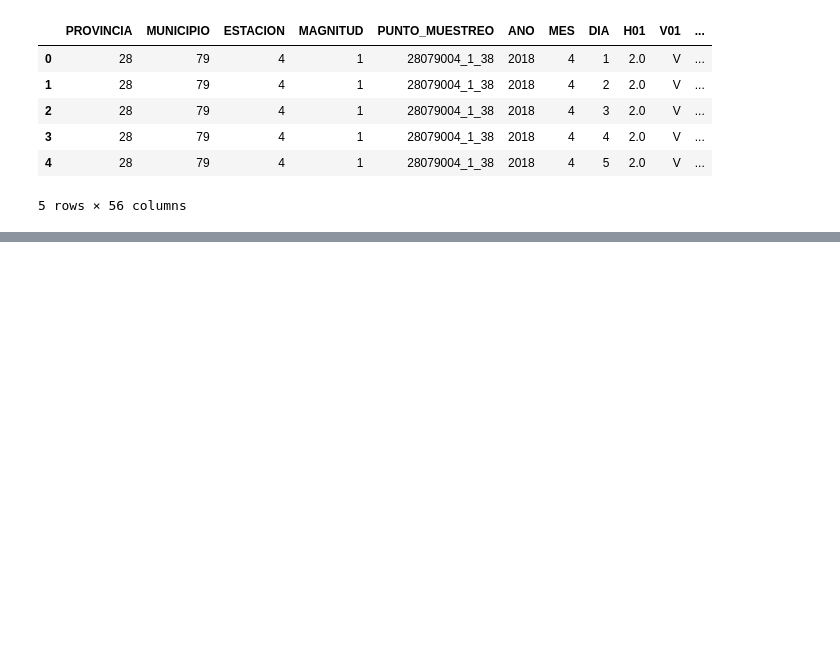
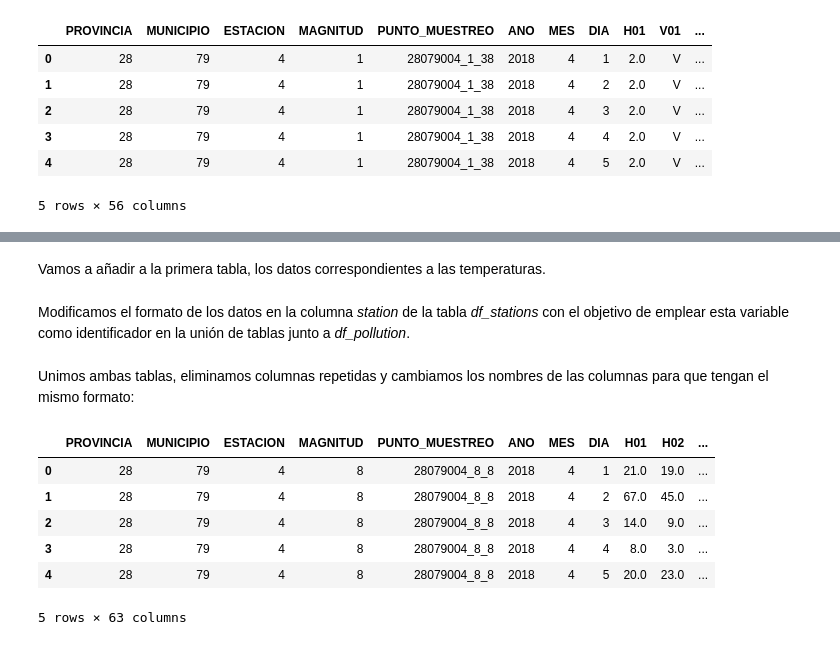
Before and after one commit to IkerVillegas/Prueba-contaminacion-de-madrid, a Jupyter notebook: Ejecutable.ipynb, the cells around one changed output, grey strips where cells are left out. Drawn from its saved outputs; the diff is of its cells as text; code cells hidden in the pictures; blank space fills up the shorter version.

```diff
--- a/Ejecutable.ipynb
+++ b/Ejecutable.ipynb
@@ -25,3 +40,2 @@ df_temperatures = pd.read_csv('Datos/madrid_hourly_temperatures_2018.csv')
 # %%
-df_contamination = df_contamination[df_contamination['MAGNITUD'] == 8].reset_index(drop = True)
-df_contamination.head()
+df_pollution = df_pollution[df_pollution['MAGNITUD'] == 8].reset_index(drop = True)
@@ -126,0 +113,2 @@ Porcentaje validos: 12.58134490238612
+# %% [markdown]
+Vamos a añadir a la primera tabla, los datos correspondientes a las temperaturas.
@@ -126,0 +138,2 @@ Porcentaje validos: 12.58134490238612
+# %% [markdown]
+Modificamos el formato de los datos en la columna _station_ de la tabla _df\_stations_ con el objetivo de emplear esta variable como identificador en la unión de tablas junto a _df\_pollution_.
@@ -126,0 +143,19 @@ Porcentaje validos: 12.58134490238612
+# %% [markdown]
+Unimos ambas tablas, eliminamos columnas repetidas y cambiamos los nombres de las columnas para que tengan el mismo formato:
+# %%
+df_pollution = pd.merge(df_pollution, df_stations, how = 'left', left_on = 'ESTACION', right_on = 'station')
+
+df_pollution = df_pollution.drop('station', axis = 1)
+
+df_pollution = df_pollution.rename(columns = {'area' : 'AREA', 'name' : 'NOMBRE', 'address' : 'DIRECCION',
+                                                      'altitude' : 'ALTITUD', 'type' : 'TIPO', 'longitude' : 'LONGITUD',
+                                                      'latitude' : 'LATITUD'})
+df_pollution.head()
+# %% [output]
+|  | PROVINCIA | MUNICIPIO | ESTACION | MAGNITUD | PUNTO_MUESTREO | ANO | MES | DIA | H01 | H02 | ... |
+| 0 | 28 | 79 | 4 | 8 | 28079004_8_8 | 2018 | 4 | 1 | 21.0 | 19.0 | ... |
+| 1 | 28 | 79 | 4 | 8 | 28079004_8_8 | 2018 | 4 | 2 | 67.0 | 45.0 | ... |
+| 2 | 28 | 79 | 4 | 8 | 28079004_8_8 | 2018 | 4 | 3 | 14.0 | 9.0 | ... |
+| 3 | 28 | 79 | 4 | 8 | 28079004_8_8 | 2018 | 4 | 4 | 8.0 | 3.0 | ... |
+| 4 | 28 | 79 | 4 | 8 | 28079004_8_8 | 2018 | 4 | 5 | 20.0 | 23.0 | ... |
+5 rows × 63 columns
```
Also changed, not shown: parts of 34 cells of this notebook.
